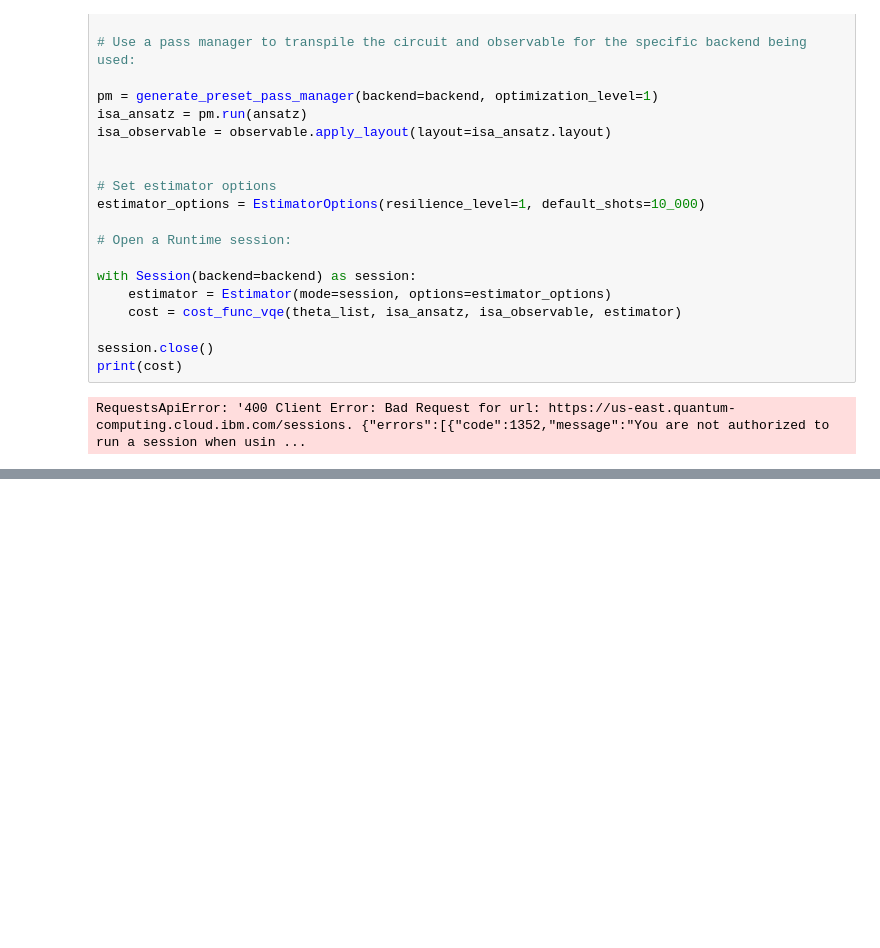
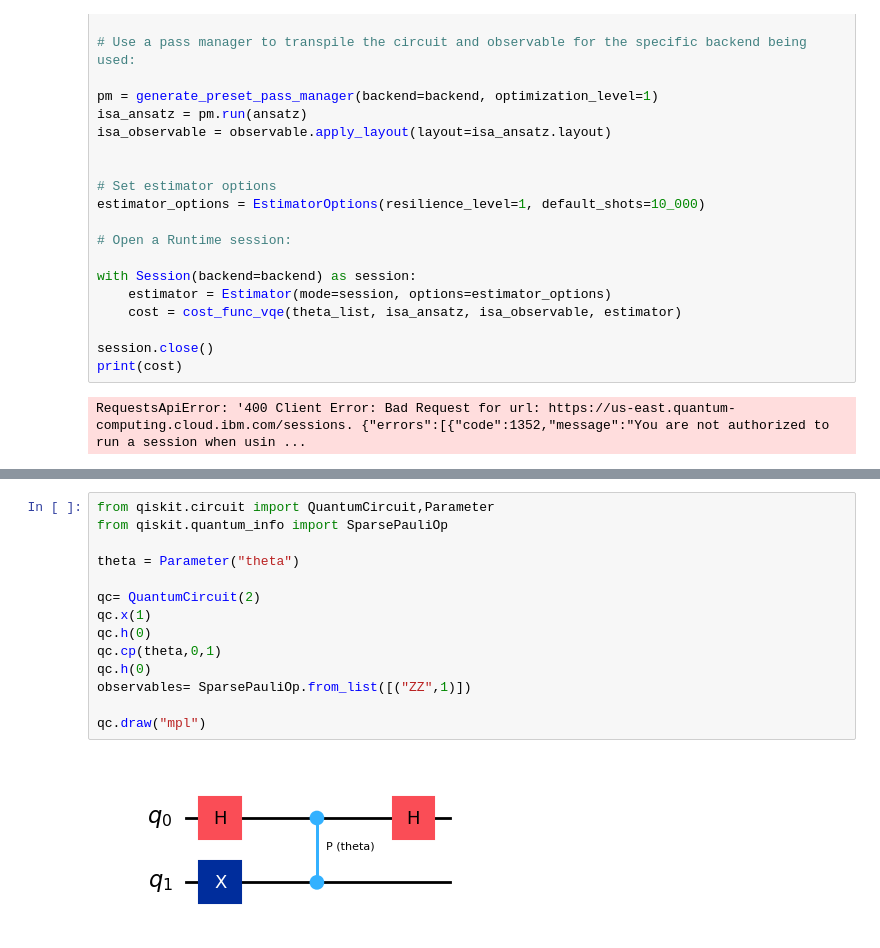
Before and after one commit to kibrahim757/qiskit_generated_code_samples, a Jupyter notebook: 12_variational_alogrithm_design.ipynb, the cells around one changed output, grey strips where cells are left out. Saved outputs shown, nothing was run; the diff lists cells and outputs as text; blank space fills up the shorter version.

```diff
--- a/12_variational_alogrithm_design.ipynb
+++ b/12_variational_alogrithm_design.ipynb
@@ -307,0 +406,16 @@ RequestsApiError: '400 Client Error: Bad Request for url: https://us-east.quantu
+# %%
+from qiskit.circuit import QuantumCircuit,Parameter
+from qiskit.quantum_info import SparsePauliOp
+
+theta = Parameter("theta")
+
+qc= QuantumCircuit(2)
+qc.x(1)
+qc.h(0)
+qc.cp(theta,0,1)
+qc.h(0)
+observables= SparsePauliOp.from_list([("ZZ",1)])
+
+qc.draw("mpl")
+# %% [output]
+[figure, added]
```
Also changed, not shown: parts of 19 cells of this notebook.
